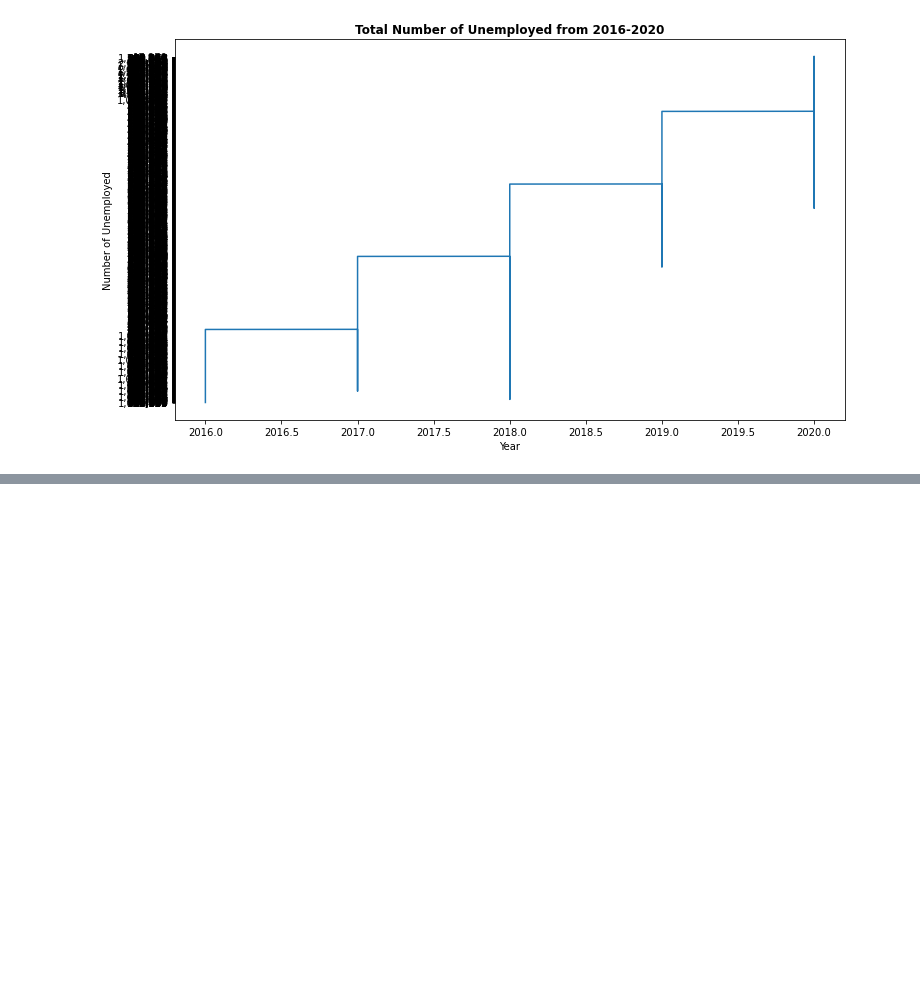
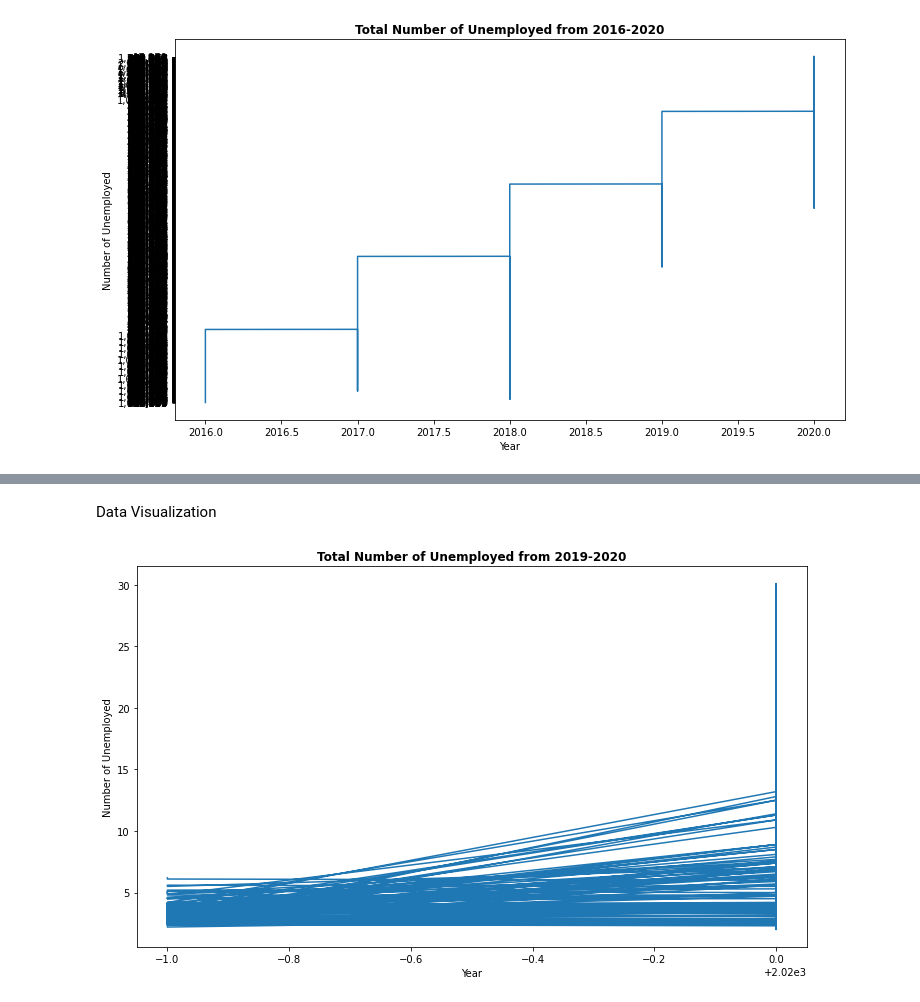
Before and after one commit to maezie19-02475/3206-The-Conquerors, a Jupyter notebook: COVID_19_DESCRIPTIVE_ANALYSIS_INFORMATION_AND_IMPACT_ON_EMPLOYMENT.ipynb, the cells around one changed output, grey strips where cells are left out. Drawn from its saved outputs; the diff is of its cells as text; code cells hidden in the pictures; blank space fills up the shorter version.

Commit message:
Adding Datasets code

```diff
--- a/COVID_19_DESCRIPTIVE_ANALYSIS_INFORMATION_AND_IMPACT_ON_EMPLOYMENT.ipynb
+++ b/COVID_19_DESCRIPTIVE_ANALYSIS_INFORMATION_AND_IMPACT_ON_EMPLOYMENT.ipynb
@@ -213,0 +220,5 @@ plt.show()
+# %%
+url = 'https://raw.githubusercontent.com/maezie19-02475/ITBA-3206-The-Conquerors/main/Datasets/Data-sets-4.csv'
+# %%
+data= pd.read_csv(url)
+data.head(650)
@@ -213,0 +241,4 @@ plt.show()
+# %%
+data= pd.DataFrame(data)
+data.drop(['Month'], axis = 1, inplace=True)
+data.head(2910)
@@ -213,0 +259,18 @@ plt.show()
+# %% [markdown]
+Data Visualization
+# %%
+Year = data["Year"]
+Unemployment = data["Unemployment Rate"]
+
+rcy = plt.figure()
+rcy.set_figwidth(12)
+rcy.set_figheight(7)
+
+plt.plot(Year, Unemployment)
+plt.title("Total Number of Unemployed from 2019-2020", fontweight="bold")
+plt.xlabel("Year")
+plt.ylabel("Number of Unemployed")
+plt.grid(color = 'white', linestyle = '-', linewidth = 0.5)
+plt.show()
+# %% [output]
+[figure, added]
```
Also changed, not shown: parts of 5 cells of this notebook.
